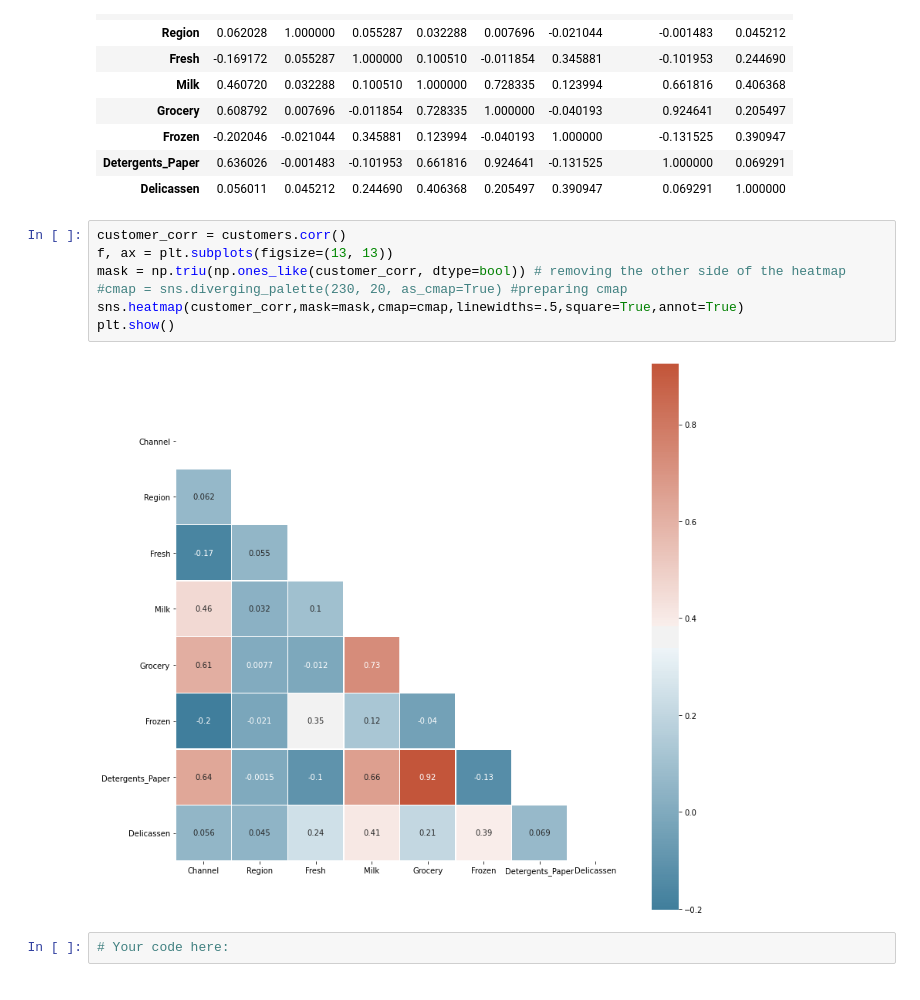
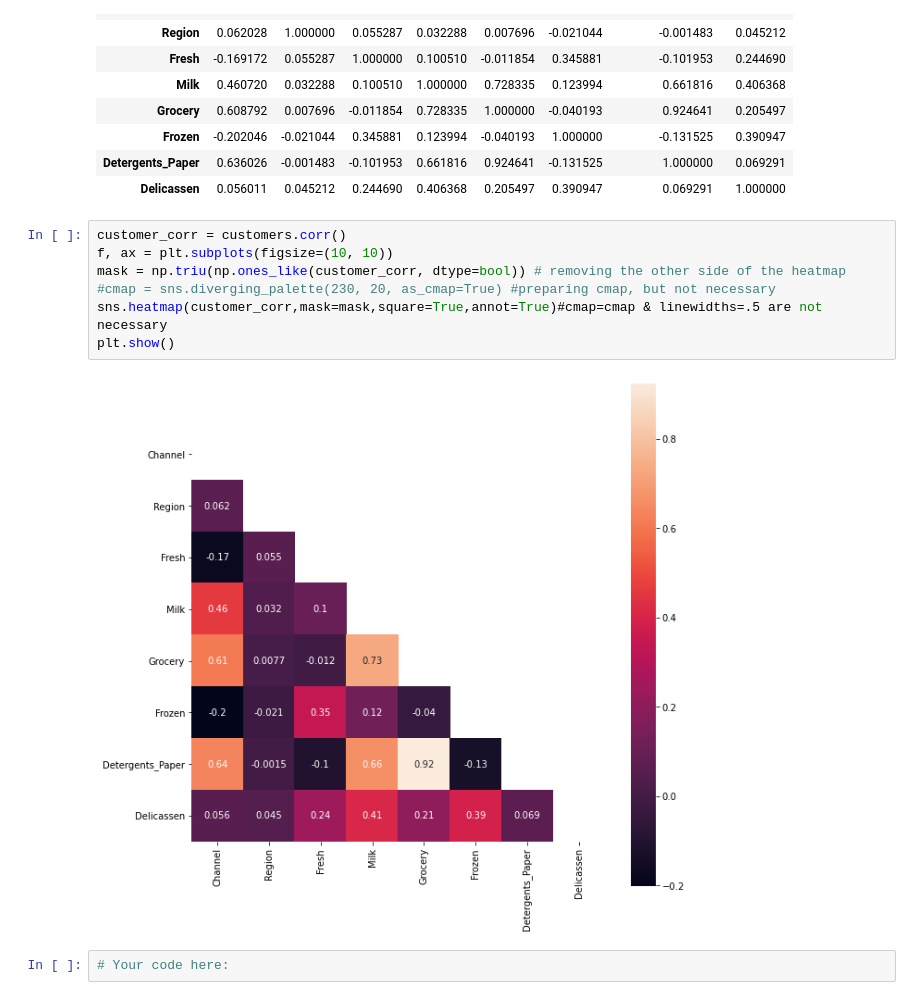
Before and after one commit to BehroozGharleghi/data-pt-ber-08-20, a Jupyter notebook: Labs/module-3_labs/03_unsupervised-learning/01_lab-unsupervised-learning/your-code/main-behrooz-clustering.ipynb, the cells around one changed output. Drawn from its saved outputs; the diff is of its cells as text.

```diff
--- a/Labs/module-3_labs/03_unsupervised-learning/01_lab-unsupervised-learning/your-code/main-behrooz-clustering.ipynb
+++ b/Labs/module-3_labs/03_unsupervised-learning/01_lab-unsupervised-learning/your-code/main-behrooz-clustering.ipynb
@@ -82,13 +82,13 @@ customer_corr.style.background_gradient(cmap='PuBu')
 | Delicassen | 0.056011 | 0.045212 | 0.244690 | 0.406368 | 0.205497 | 0.390947 | 0.069291 | 1.000000 |
 # %%
 customer_corr = customers.corr()
-f, ax = plt.subplots(figsize=(13, 13))
+f, ax = plt.subplots(figsize=(10, 10))
 mask = np.triu(np.ones_like(customer_corr, dtype=bool)) # removing the other side of the heatmap
-#cmap = sns.diverging_palette(230, 20, as_cmap=True) #preparing cmap
-sns.heatmap(customer_corr,mask=mask,cmap=cmap,linewidths=.5,square=True,annot=True)
+#cmap = sns.diverging_palette(230, 20, as_cmap=True) #preparing cmap, but not necessary
+sns.heatmap(customer_corr,mask=mask,square=True,annot=True)#cmap=cmap & linewidths=.5 are not necessary
 plt.show()
 # %% [output]
-[figure, old version]
+[figure, new version]
 # %%
 # Your code here:
 # %%
```
Also changed, not shown: parts of 1 cell of this notebook, 3 other files.
